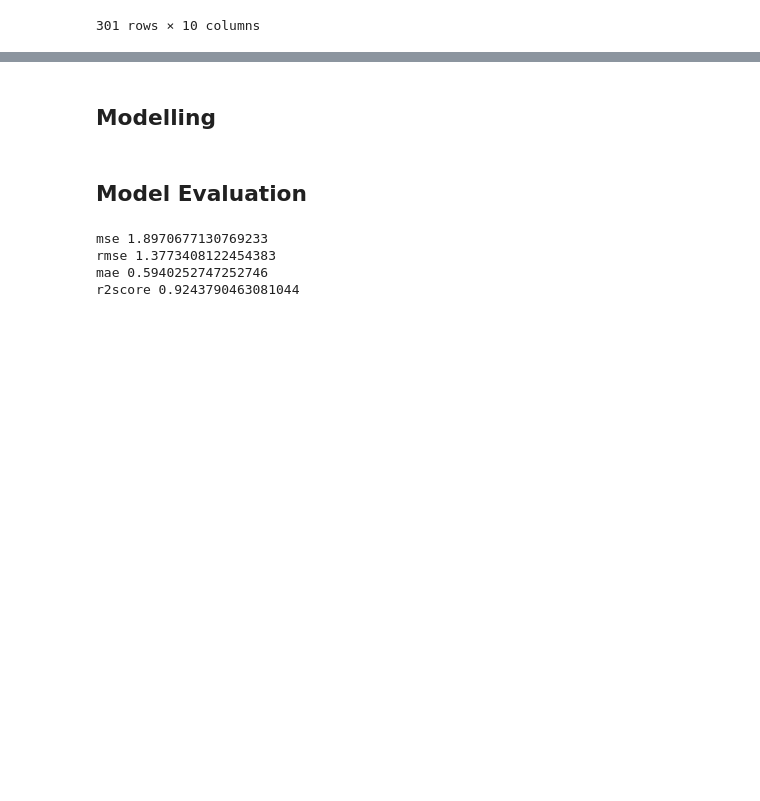
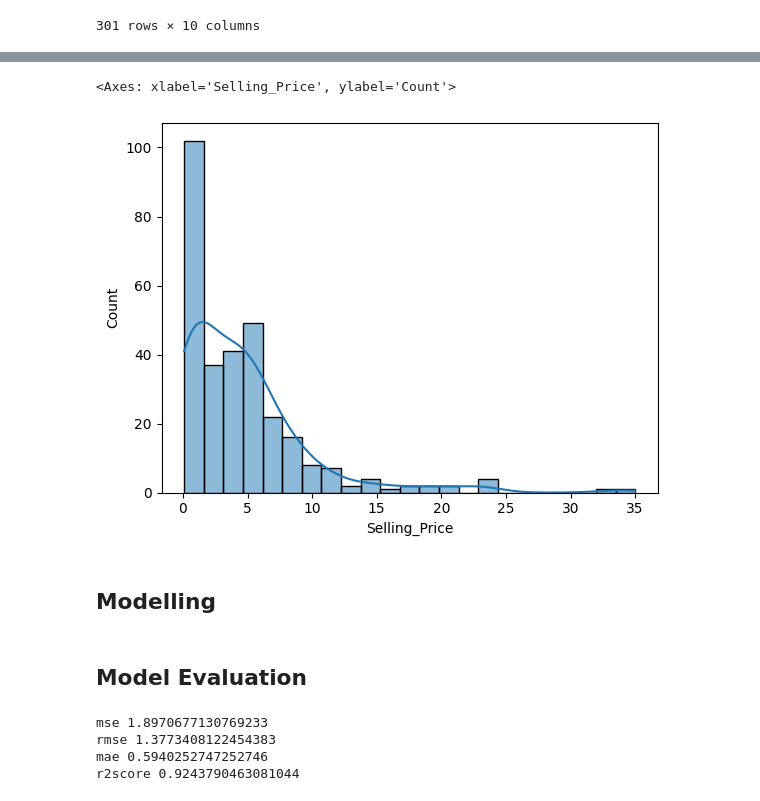
Before and after one commit to TeachFeastKunal/OIBSIP, a Jupyter notebook: Car_Price_Prediction.ipynb, the cells around one changed output, grey strips where cells are left out. Saved outputs shown, nothing was run; the diff lists cells and outputs as text; code cells hidden in the pictures; blank space fills up the shorter version.

```diff
--- a/Car_Price_Prediction.ipynb
+++ b/Car_Price_Prediction.ipynb
@@ -52,3 +67,8 @@ df
+# %%
+sns.histplot(df['Selling_Price'] , kde = True)
+# %% [output]
+<Axes: xlabel='Selling_Price', ylabel='Count'>
+[figure, added]
 # %% [markdown]
 ## Modelling
 # %%
```
Also changed, not shown: parts of 3 cells of this notebook.
